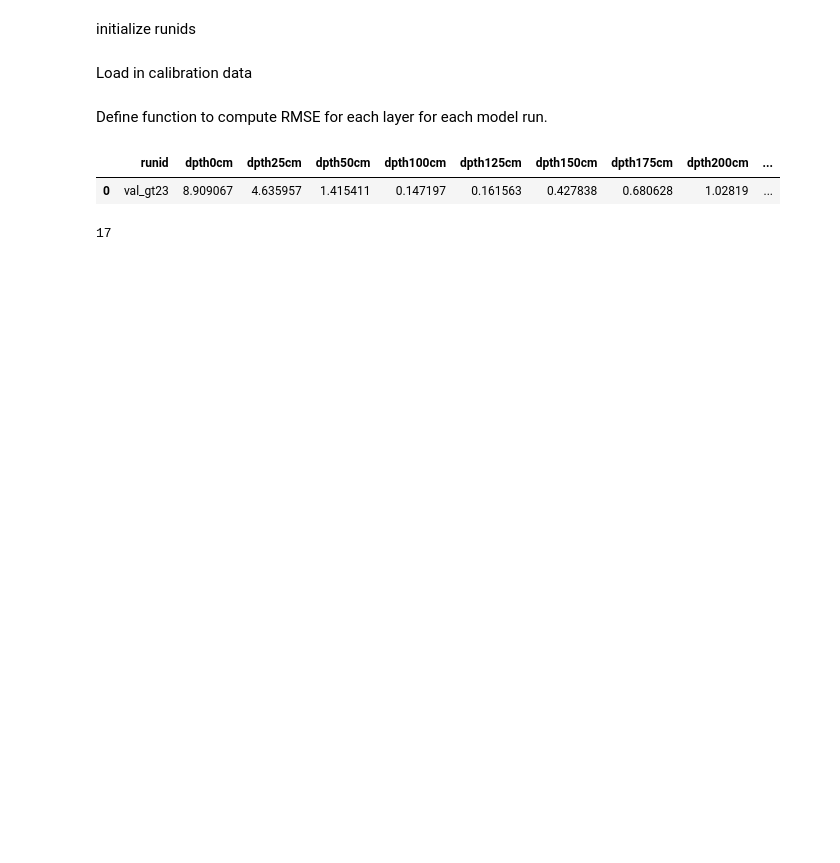
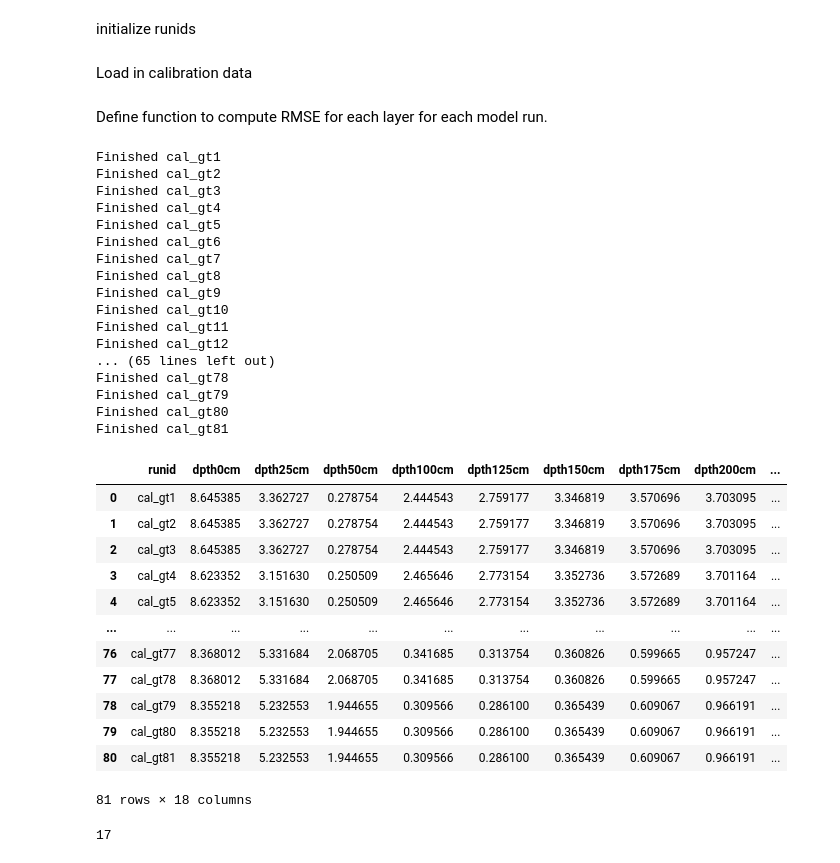
Before and after one commit to khdebruijn/thermo-morphological-model, a Jupyter notebook: validation/ground_temperature_calibration2.ipynb, the cells around one changed output. Cells and saved outputs as stored; diff of their text form; code cells hidden in the pictures; blank space fills up the shorter version.

```diff
--- a/validation/ground_temperature_calibration2.ipynb
+++ b/validation/ground_temperature_calibration2.ipynb
@@ -33,11 +33,11 @@ runids = [
     f'cal_gt{i}' for i in np.arange(1, 81+1, 1)
 ]
 
-runids = [
-    # 'val_gt21',
-    # 'val_gt22',
-    'val_gt23',
-]
+# runids = [
+#     # 'val_gt21',
+#     # 'val_gt22',
+#     'val_gt23',
+# ]
 # %% [markdown]
 Load in calibration data
 # %%
@@ -52,7 +52,7 @@ Define function to compute RMSE for each layer for each model run.
 def compute_RMSE(run_id, df_val_data):
 
     # load in the modelling results
-    fname_model_data = run_id + "_ground_temperature_timeseries.csv"
+    fname_model_data = "data/" + run_id + "_ground_temperature_timeseries.csv"
 
     df_gt = pd.read_csv(fname_model_data, parse_dates=['time'])
 
@@ -122,24 +122,52 @@ def compute_RMSE(run_id, df_val_data):
 
     return RMSEs
 # %%
-i = 0
-
-for run_id in runids:
+for i, run_id in enumerate(runids):
 
     RMSEs = compute_RMSE(run_id, df_erikson1)
 
     if i == 0:
 
         df_rmse = pd.DataFrame(RMSEs, index=[0])
 
     else:
 
         df_rmse = df_rmse._append(RMSEs, ignore_index=True)
 
+    print(f"Finished {run_id}")
+
 display(df_rmse)
 # %% [output]
+Finished cal_gt1
+Finished cal_gt2
+Finished cal_gt3
+Finished cal_gt4
+Finished cal_gt5
+Finished cal_gt6
+Finished cal_gt7
+Finished cal_gt8
+Finished cal_gt9
+Finished cal_gt10
+Finished cal_gt11
+Finished cal_gt12
+... (65 lines left out)
+Finished cal_gt78
+Finished cal_gt79
+Finished cal_gt80
+Finished cal_gt81
 |  | runid | dpth0cm | dpth25cm | dpth50cm | dpth100cm | dpth125cm | dpth150cm | dpth175cm | dpth200cm | ... |
-| 0 | val_gt23 | 8.909067 | 4.635957 | 1.415411 | 0.147197 | 0.161563 | 0.427838 | 0.680628 | 1.02819 | ... |
+| 0 | cal_gt1 | 8.645385 | 3.362727 | 0.278754 | 2.444543 | 2.759177 | 3.346819 | 3.570696 | 3.703095 | ... |
+| 1 | cal_gt2 | 8.645385 | 3.362727 | 0.278754 | 2.444543 | 2.759177 | 3.346819 | 3.570696 | 3.703095 | ... |
+| 2 | cal_gt3 | 8.645385 | 3.362727 | 0.278754 | 2.444543 | 2.759177 | 3.346819 | 3.570696 | 3.703095 | ... |
+| 3 | cal_gt4 | 8.623352 | 3.151630 | 0.250509 | 2.465646 | 2.773154 | 3.352736 | 3.572689 | 3.701164 | ... |
+| 4 | cal_gt5 | 8.623352 | 3.151630 | 0.250509 | 2.465646 | 2.773154 | 3.352736 | 3.572689 | 3.701164 | ... |
+| ... | ... | ... | ... | ... | ... | ... | ... | ... | ... | ... |
+| 76 | cal_gt77 | 8.368012 | 5.331684 | 2.068705 | 0.341685 | 0.313754 | 0.360826 | 0.599665 | 0.957247 | ... |
+| 77 | cal_gt78 | 8.368012 | 5.331684 | 2.068705 | 0.341685 | 0.313754 | 0.360826 | 0.599665 | 0.957247 | ... |
+| 78 | cal_gt79 | 8.355218 | 5.232553 | 1.944655 | 0.309566 | 0.286100 | 0.365439 | 0.609067 | 0.966191 | ... |
+| 79 | cal_gt80 | 8.355218 | 5.232553 | 1.944655 | 0.309566 | 0.286100 | 0.365439 | 0.609067 | 0.966191 | ... |
+| 80 | cal_gt81 | 8.355218 | 5.232553 | 1.944655 | 0.309566 | 0.286100 | 0.365439 | 0.609067 | 0.966191 | ... |
+81 rows × 18 columns
 # %%
 len(df_rmse.columns[1:])
 # %% [output]
```
Also changed, not shown: parts of 2 cells of this notebook, 2 other files.
